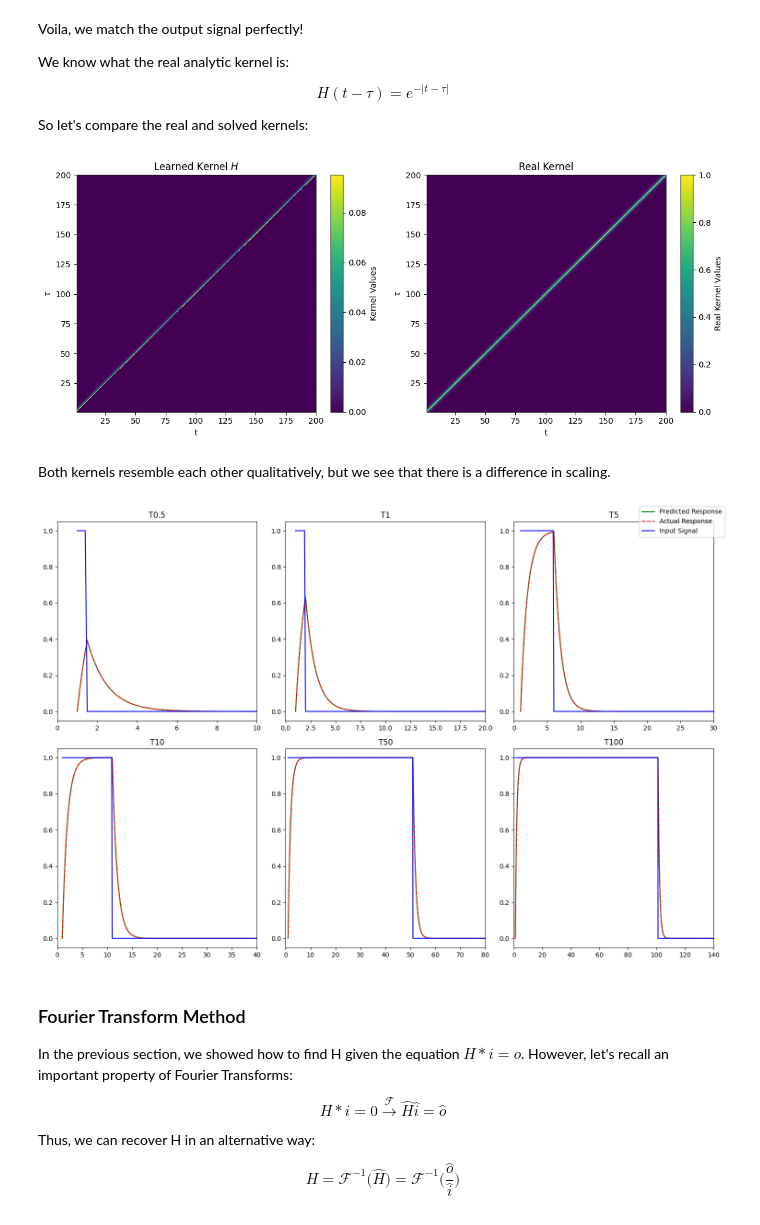
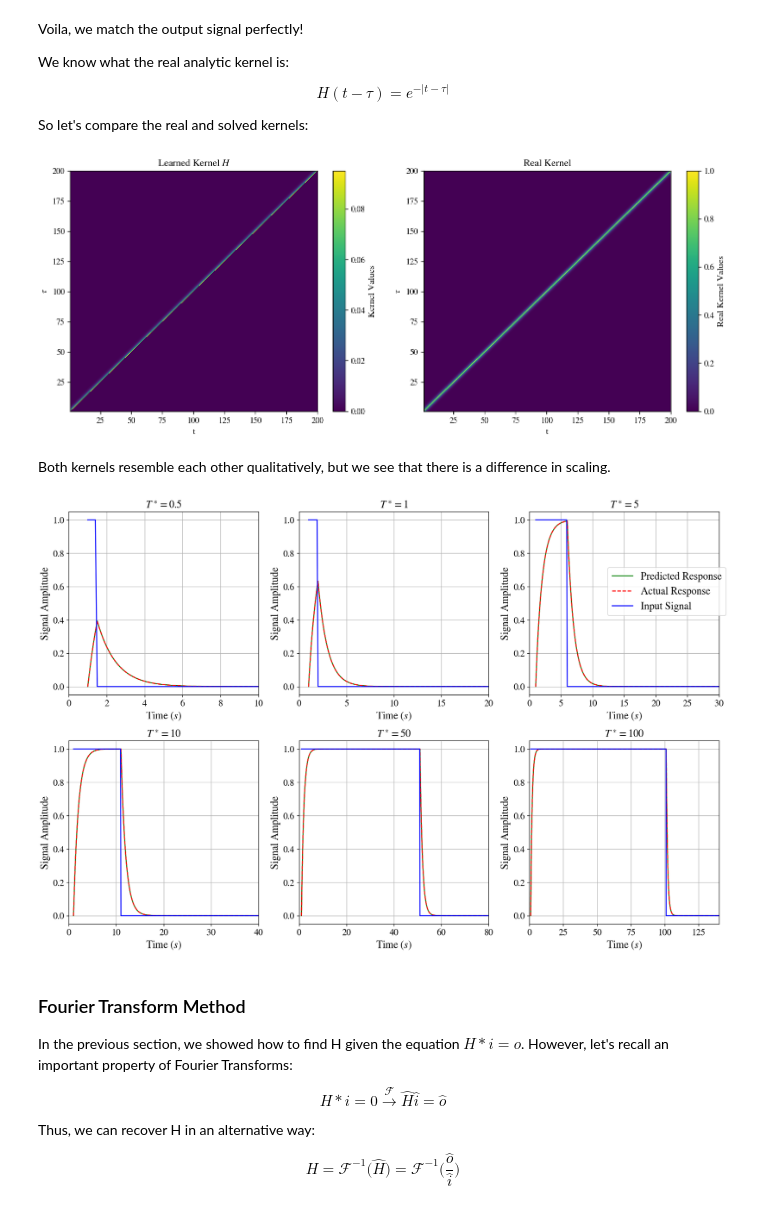
Before and after one commit to mathieusalz/LSMS_NeuralOperator_Tutorial, a Jupyter notebook: 1_LinearPulse_RecoverTransferFunction.ipynb, the cells around one changed output. Drawn from its saved outputs; the diff is of its cells as text; code cells hidden in the pictures.

```diff
--- a/1_LinearPulse_RecoverTransferFunction.ipynb
+++ b/1_LinearPulse_RecoverTransferFunction.ipynb
@@ -13,5 +15,31 @@ import matplotlib.pyplot as plt
 import numpy as np
 import pandas as pd
+# %%
+mpl.rcdefaults()
+plt.close("all")
+
+mpl.rcParams.update({
+    "text.usetex": False,
+    "font.family": "STIXGeneral",
+    "mathtext.fontset": "stix",
+    "font.size": 11,
+    "axes.labelsize": 11,
+    "axes.titlesize": 12,
+    "xtick.labelsize": 10,
+    "ytick.labelsize": 10,
+    "legend.fontsize": 10,
+    "figure.dpi": 120,
+    "savefig.dpi": 300,
+    "savefig.bbox": "tight",
+    "savefig.pad_inches": 0.05,
+    "pdf.fonttype": 42,
+    "ps.fonttype": 42,
+    "svg.fonttype": "none",
+    "axes.linewidth": 0.8,
+    "lines.linewidth": 1.5,
+    "xtick.major.width": 0.8,
+    "ytick.major.width": 0.8,
+})
 # %% [markdown]
 ## Load data
 
@@ -268,44 +284,50 @@ axes[1].set_ylabel(r'$\tau$')
 plt.tight_layout()
 plt.show()
 # %% [output]
-[figure, old version]
+[figure, new version]
 # %% [markdown]
 Both kernels resemble each other qualitatively, but we see that there is a difference in scaling.
 # %%
 df05 = pd.read_csv("data/pulse_data/pulse_response_T0.csv").to_numpy()
 df1 = pd.read_csv("data/pulse_data/pulse_response_T1(in).csv").to_numpy()
 df5 = pd.read_csv("data/pulse_data/pulse_response_T5(in).csv").to_numpy()
 df10 = pd.read_csv("data/pulse_data/pulse_response_T10(in).csv").to_numpy()
 df50 = pd.read_csv("data/pulse_data/pulse_response_T50(in).csv").to_numpy()
 df100 = pd.read_csv("data/pulse_data/pulse_response_T100(in).csv").to_numpy()
 
 dfs = [df05, df1, df5, df10, df50, df100]
-signal_names = ['T0.5', 'T1','T5', 'T10', 'T50', 'T100']
+signal_names = [r'$T^\ast=0.5$', r'$T^\ast=1$',r'$T^\ast=5$', r'$T^\ast=10$', r'$T^\ast=50$', r'$T^\ast=100$']
 limits =  [10, 20, 30, 40, 80, 140]
 fig, axes = plt.subplots(2, 3, figsize=(15,10))
 axes = axes.flatten()
 
 for i, df_ in enumerate(dfs):
     time_ = df_[:,0]
     input_signal_ = df_[:,1]
     output_signal_ = df_[:,2]
 
     pred = H @ input_signal_.reshape(-1, 1)[start:,:]
 
     axes[i].plot(time_[start:], pred, label='Predicted Response', color='green')
     axes[i].plot(time_[start:], output_signal_[start:], label='Actual Response', color='red', linestyle='dashed')
     axes[i].plot(time_[start:], input_signal_[start:], label='Input Signal', color='blue')
 
-    axes[i].set_title(signal_names[i])
+    axes[i].set_title(signal_names[i], fontsize = 16)
     axes[i].set_xlim(0, limits[i])
+    axes[i].grid()
+    axes[i].set_ylabel("Signal Amplitude", fontsize = 16)
+    axes[i].set_xlabel(r"Time ($s$)", fontsize = 16)
+    axes[i].tick_params(labelsize = 14)
 
 handles, labels = axes[-1].get_legend_handles_labels()
-fig.legend(handles, labels, loc='upper right')
+fig.legend(handles, labels, loc = 'upper right', bbox_to_anchor=(1, 0.85), fontsize = 16)
 
 plt.tight_layout()
 plt.show()
+
+fig.savefig(f"figures/signals_collage.pdf", format="pdf", bbox_inches="tight")
 # %% [output]
-[figure, old version]
+[figure, new version]
 # %% [markdown]
 ### Fourier Transform Method
 
```
Also changed, not shown: parts of 12 cells of this notebook, 31 other files.
